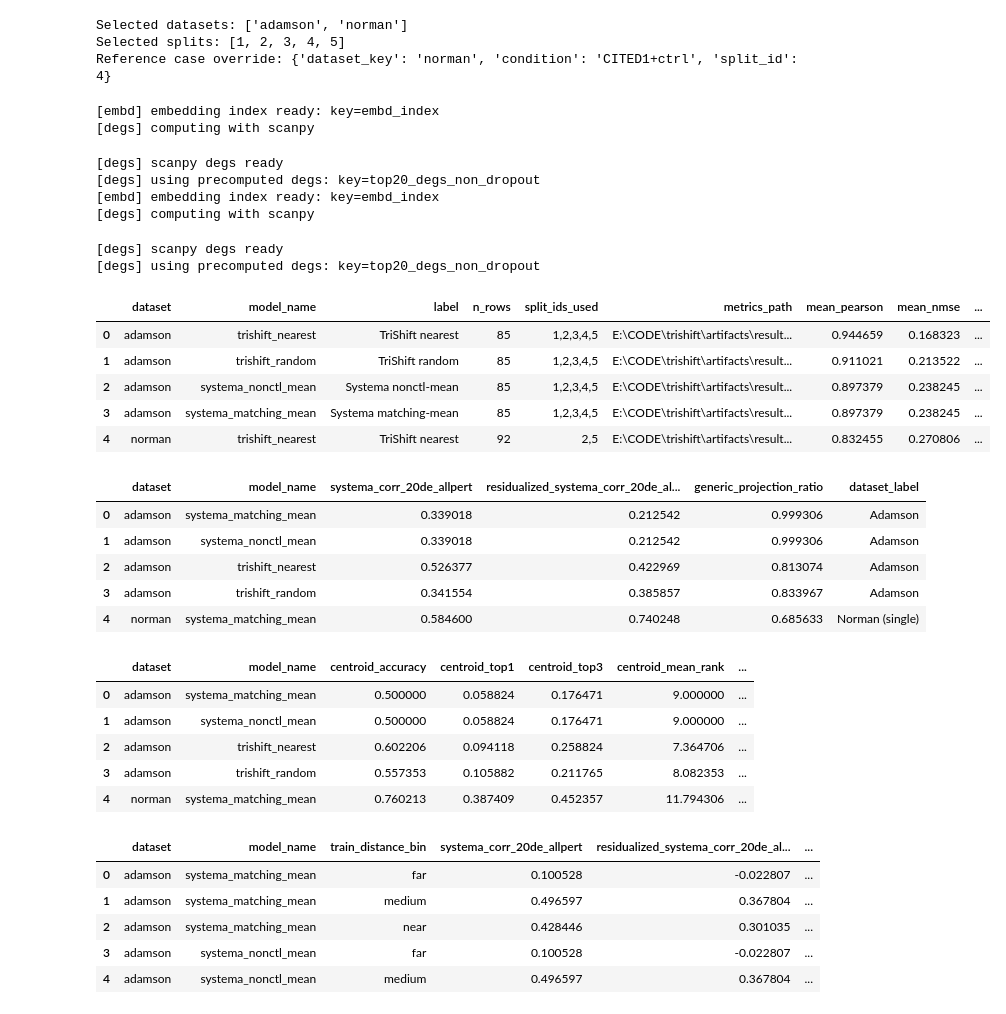
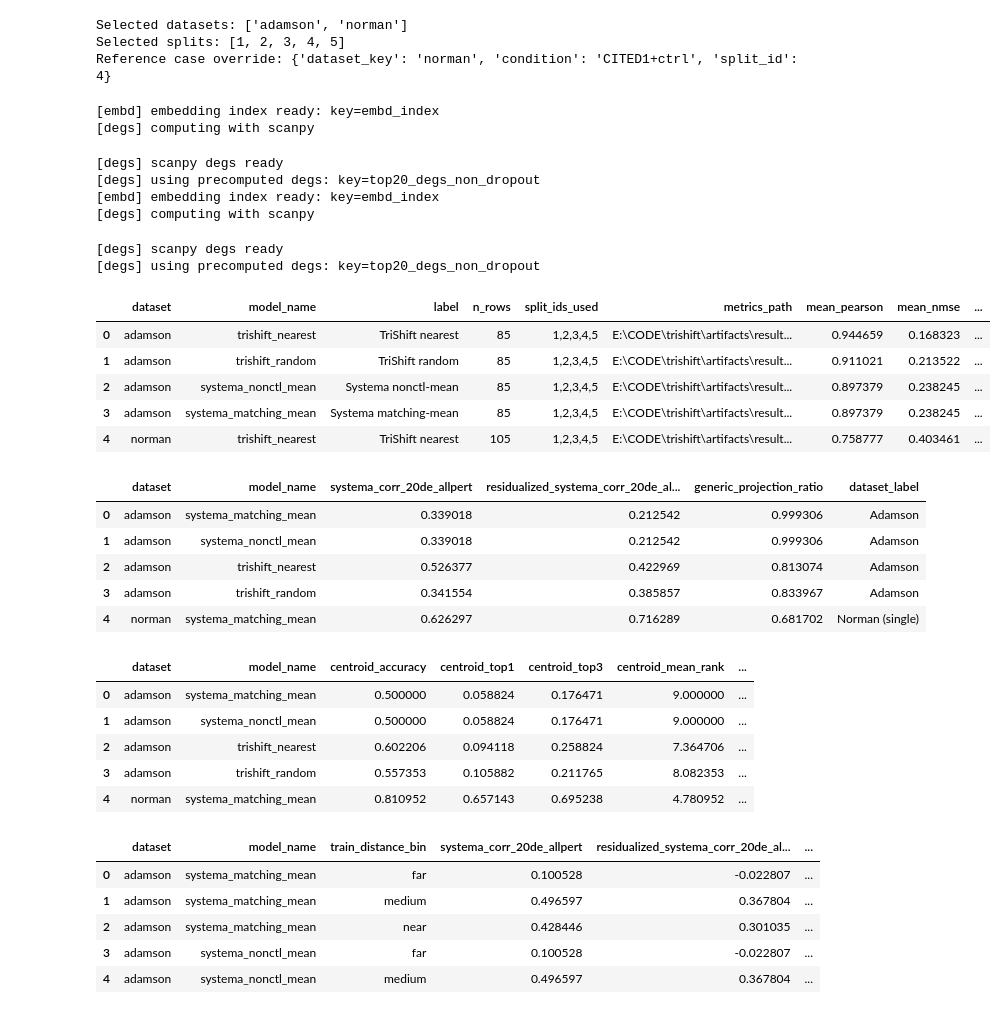
Before and after one commit to elan6666/trishift, a Jupyter notebook: notebooks/Fig3_ReferenceConditioning.ipynb, the cells around one changed output. Cells and saved outputs as stored; diff of their text form; code cells hidden in the pictures.

```diff
--- a/notebooks/Fig3_ReferenceConditioning.ipynb
+++ b/notebooks/Fig3_ReferenceConditioning.ipynb
@@ -41,11 +41,11 @@ importlib.reload(systema_mechanism)
 <module 'scripts.trishift.analysis.systema_mechanism' from 'E:\\CODE\\trishift\\scripts\\trishift\\analysis\\systema_mechanism.py'>
 # %%
 ALL_DATASET_SPECS = [
-    {'dataset_key': 'dixit', 'dataset_label': 'Dixit'},
-    {'dataset_key': 'adamson', 'dataset_label': 'Adamson'},
-    {'dataset_key': 'norman', 'dataset_label': 'Norman (single)'},
-    {'dataset_key': 'replogle_k562_essential', 'dataset_label': 'Replogle K562'},
-    {'dataset_key': 'replogle_rpe1_essential', 'dataset_label': 'Replogle RPE1'},
+    {'dataset_key': 'dixit', 'dataset_label': 'Dixit', 'subgroup_filter': None},
+    {'dataset_key': 'adamson', 'dataset_label': 'Adamson', 'subgroup_filter': None},
+    {'dataset_key': 'norman', 'dataset_label': 'Norman (single)', 'subgroup_filter': 'single'},
+    {'dataset_key': 'replogle_k562_essential', 'dataset_label': 'Replogle K562', 'subgroup_filter': None},
+    {'dataset_key': 'replogle_rpe1_essential', 'dataset_label': 'Replogle RPE1', 'subgroup_filter': None},
 ]
 AVAILABLE_DATASET_KEYS = [spec['dataset_key'] for spec in ALL_DATASET_SPECS]
 SELECTED_DATASET_KEYS = ['adamson', 'norman']  # edit here
@@ -89,16 +89,16 @@ Selected datasets: ['adamson', 'norman']
 Selected splits: [1, 2, 3, 4, 5]
 Reference case override: {'dataset_key': 'norman', 'condition': 'CITED1+ctrl', 'split_id': 4}
 # %%
-def safe_reference_benchmark(dataset_key: str) -> dict[str, object]:
+def safe_reference_benchmark(dataset_key: str, subgroup_filter: str | None = None) -> dict[str, object]:
     out_dir = OUT_ROOT / f'reference_{dataset_key}'
     out_dir.mkdir(parents=True, exist_ok=True)
     try:
-        return {'status': 'ready', 'result': baseline_panel.run_baseline_panel(dataset=dataset_key, models=REFERENCE_MODELS, split_ids=SPLIT_IDS, out_root=out_dir)}
+        return {'status': 'ready', 'result': baseline_panel.run_baseline_panel(dataset=dataset_key, models=REFERENCE_MODELS, split_ids=SPLIT_IDS, subgroup_filter=subgroup_filter, out_root=out_dir)}
     except Exception as exc:
         return {'status': 'pending', 'error': str(exc)}
 
 
-def safe_mechanism_summary(dataset_key: str) -> dict[str, object]:
+def safe_mechanism_summary(dataset_key: str, subgroup_filter: str | None = None) -> dict[str, object]:
     out_dir = OUT_ROOT / f'mechanism_{dataset_key}'
     out_dir.mkdir(parents=True, exist_ok=True)
     try:
@@ -108,6 +108,7 @@ def safe_mechanism_summary(dataset_key: str) -> dict[str, object]:
                 dataset=dataset_key,
                 models=REFERENCE_MODELS,
                 split_ids=SPLIT_IDS,
+                subgroup_filter=subgroup_filter,
                 out_root=out_dir,
                 paths_path=repo_root / 'configs' / 'paths.yaml',
             ),
@@ -181,12 +182,14 @@ def pick_reference_case():
             return case_meta, case_df
     preferred_order = ['adamson', 'norman']
     for dataset_key in preferred_order:
-        nearest_path = repo_root / 'artifacts' / 'results' / dataset_key / 'metrics_nearest.csv'
-        random_path = repo_root / 'artifacts' / 'results' / dataset_key / 'metrics_random.csv'
-        if not nearest_path.exists() or not random_path.exists():
+        try:
+            nearest_df = baseline_panel.load_metrics_df(baseline_panel.resolve_result(dataset=dataset_key, model_name='trishift_nearest'))
+            random_df = baseline_panel.load_metrics_df(baseline_panel.resolve_result(dataset=dataset_key, model_name='trishift_random'))
+        except Exception:
             continue
-        nearest_df = pd.read_csv(nearest_path)
-        random_df = pd.read_csv(random_path)
+        if dataset_key == 'norman' and 'subgroup' in nearest_df.columns and 'subgroup' in random_df.columns:
+            nearest_df = nearest_df[nearest_df['subgroup'].astype(str) == 'single'].copy()
+            random_df = random_df[random_df['subgroup'].astype(str) == 'single'].copy()
         metric_cols = ['condition', 'split_id', 'pearson', 'deg_mean_r2', 'systema_corr_20de_allpert']
         common = nearest_df[metric_cols].merge(random_df[metric_cols], on=['condition', 'split_id'], suffixes=('_nearest', '_random'))
         if common.empty:
@@ -203,8 +206,8 @@ def pick_reference_case():
 # %%
 reference_runs, mechanism_runs = [], []
 for spec in DATASET_SPECS:
-    reference_runs.append({**spec, **safe_reference_benchmark(spec['dataset_key'])})
-    mechanism_runs.append({**spec, **safe_mechanism_summary(spec['dataset_key'])})
+    reference_runs.append({**spec, **safe_reference_benchmark(spec['dataset_key'], subgroup_filter=spec.get('subgroup_filter'))})
+    mechanism_runs.append({**spec, **safe_mechanism_summary(spec['dataset_key'], subgroup_filter=spec.get('subgroup_filter'))})
 
 reference_frames = []
 for row in reference_runs:
@@ -228,46 +231,46 @@ for row in mechanism_runs:
         residual_frames.append(residual_df)
     if not centroid_df.empty:
         centroid_df['dataset_label'] = row['dataset_label']
         centroid_frames.append(centroid_df)
     if not bin_df.empty:
         bin_df['dataset_label'] = row['dataset_label']
         bin_frames.append(bin_df)
 residual_summary_df = pd.concat(residual_frames, ignore_index=True) if residual_frames else pd.DataFrame()
 centroid_summary_df = pd.concat(centroid_frames, ignore_index=True) if centroid_frames else pd.DataFrame()
 difficulty_bin_df = pd.concat(bin_frames, ignore_index=True) if bin_frames else pd.DataFrame()
 residual_summary_df.to_csv(OUT_ROOT / 'residualized_systema_summary_all.csv', index=False, encoding='utf-8-sig')
 centroid_summary_df.to_csv(OUT_ROOT / 'centroid_accuracy_summary_all.csv', index=False, encoding='utf-8-sig')
 difficulty_bin_df.to_csv(OUT_ROOT / 'difficulty_bin_generic_shift_summary_all.csv', index=False, encoding='utf-8-sig')
 display(reference_summary_df.head())
 display(residual_summary_df.head())
 display(centroid_summary_df.head())
 # %% [output]
 [embd] embedding index ready: key=embd_index
 [degs] computing with scanpy
 [degs] scanpy degs ready
 [degs] using precomputed degs: key=top20_degs_non_dropout
 [embd] embedding index ready: key=embd_index
 [degs] computing with scanpy
 [degs] scanpy degs ready
 [degs] using precomputed degs: key=top20_degs_non_dropout
 |  | dataset | model_name | label | n_rows | split_ids_used | metrics_path | mean_pearson | mean_nmse | ... |
 | 0 | adamson | trishift_nearest | TriShift nearest | 85 | 1,2,3,4,5 | E:\CODE\trishift\artifacts\result... | 0.944659 | 0.168323 | ... |
 | 1 | adamson | trishift_random | TriShift random | 85 | 1,2,3,4,5 | E:\CODE\trishift\artifacts\result... | 0.911021 | 0.213522 | ... |
 | 2 | adamson | systema_nonctl_mean | Systema nonctl-mean | 85 | 1,2,3,4,5 | E:\CODE\trishift\artifacts\result... | 0.897379 | 0.238245 | ... |
 | 3 | adamson | systema_matching_mean | Systema matching-mean | 85 | 1,2,3,4,5 | E:\CODE\trishift\artifacts\result... | 0.897379 | 0.238245 | ... |
-| 4 | norman | trishift_nearest | TriShift nearest | 92 | 2,5 | E:\CODE\trishift\artifacts\result... | 0.832455 | 0.270806 | ... |
+| 4 | norman | trishift_nearest | TriShift nearest | 105 | 1,2,3,4,5 | E:\CODE\trishift\artifacts\result... | 0.758777 | 0.403461 | ... |
 |  | dataset | model_name | systema_corr_20de_allpert | residualized_systema_corr_20de_al... | generic_projection_ratio | dataset_label |
 | 0 | adamson | systema_matching_mean | 0.339018 | 0.212542 | 0.999306 | Adamson |
 | 1 | adamson | systema_nonctl_mean | 0.339018 | 0.212542 | 0.999306 | Adamson |
 | 2 | adamson | trishift_nearest | 0.526377 | 0.422969 | 0.813074 | Adamson |
 | 3 | adamson | trishift_random | 0.341554 | 0.385857 | 0.833967 | Adamson |
-| 4 | norman | systema_matching_mean | 0.584600 | 0.740248 | 0.685633 | Norman (single) |
+| 4 | norman | systema_matching_mean | 0.626297 | 0.716289 | 0.681702 | Norman (single) |
 |  | dataset | model_name | centroid_accuracy | centroid_top1 | centroid_top3 | centroid_mean_rank | ... |
 | 0 | adamson | systema_matching_mean | 0.500000 | 0.058824 | 0.176471 | 9.000000 | ... |
 | 1 | adamson | systema_nonctl_mean | 0.500000 | 0.058824 | 0.176471 | 9.000000 | ... |
 | 2 | adamson | trishift_nearest | 0.602206 | 0.094118 | 0.258824 | 7.364706 | ... |
 | 3 | adamson | trishift_random | 0.557353 | 0.105882 | 0.211765 | 8.082353 | ... |
-| 4 | norman | systema_matching_mean | 0.760213 | 0.387409 | 0.452357 | 11.794306 | ... |
+| 4 | norman | systema_matching_mean | 0.810952 | 0.657143 | 0.695238 | 4.780952 | ... |
 # %%
 dataset_order = [spec['dataset_label'] for spec in DATASET_SPECS]
 nearest_random_df = reference_summary_df[reference_summary_df['model_name'].isin(['trishift_nearest', 'trishift_random'])].copy()
```
Also changed, not shown: parts of 2 cells of this notebook, 8 other files.
